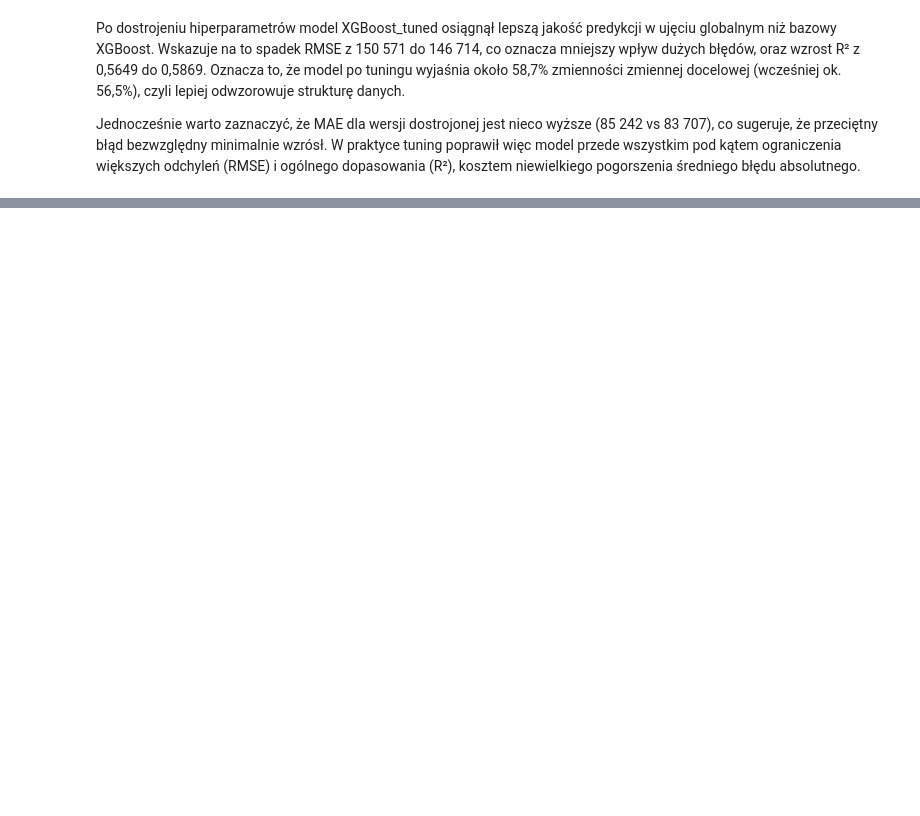
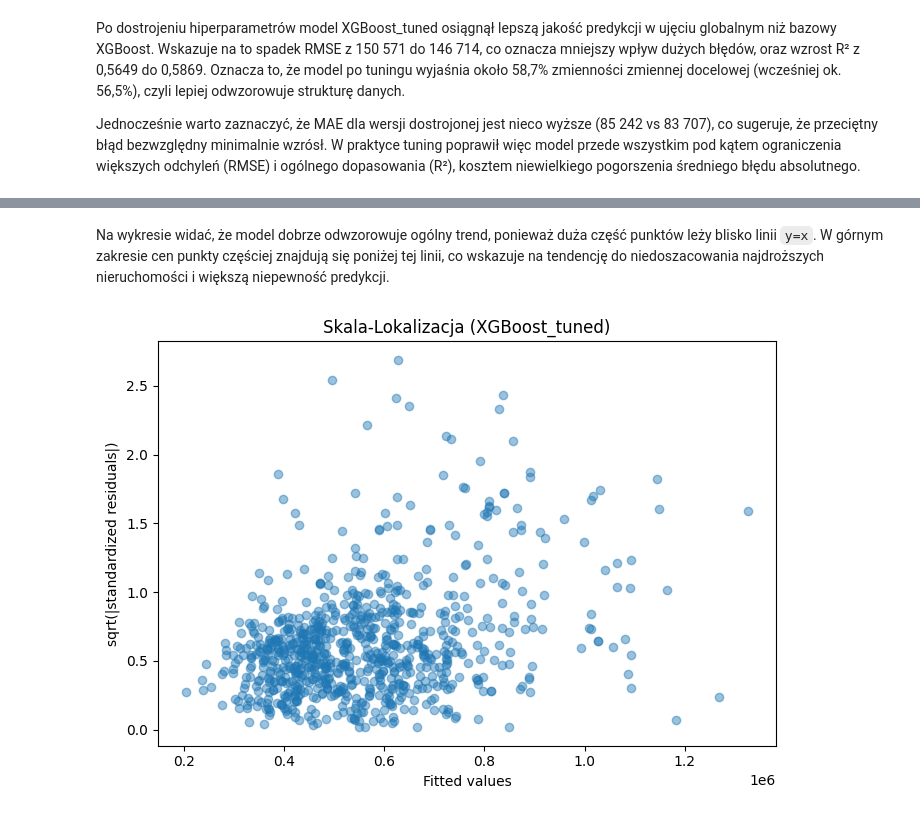
Before and after one commit to dron-mjk/LublinRCN, a Jupyter notebook: train_models.ipynb, the cells around one changed output, grey strips where cells are left out. Saved outputs shown, nothing was run; the diff lists cells and outputs as text; code cells hidden in the pictures; blank space fills up the shorter version.

```diff
--- a/train_models.ipynb
+++ b/train_models.ipynb
@@ -320,0 +386,13 @@ Jednocześnie warto zaznaczyć, że MAE dla wersji dostrojonej jest nieco wyższ
+# %% [markdown]
+Na wykresie widać, że model dobrze odwzorowuje ogólny trend, ponieważ duża część punktów leży blisko linii `y=x`. W górnym zakresie cen punkty częściej znajdują się poniżej tej linii, co wskazuje na tendencję do niedoszacowania najdroższych nieruchomości i większą niepewność predykcji.
+# %%
+# 3) Scale-Location
+plt.figure(figsize=(7, 5))
+plt.scatter(y_pred, scale_location, alpha=0.45)
+plt.title(f'Skala-Lokalizacja ({best_model_name})')
+plt.xlabel('Fitted values')
+plt.ylabel('sqrt(|standardized residuals|)')
+plt.tight_layout()
+plt.show()
+# %% [output]
+[figure, added]
```
Also changed, not shown: parts of 10 cells of this notebook.
